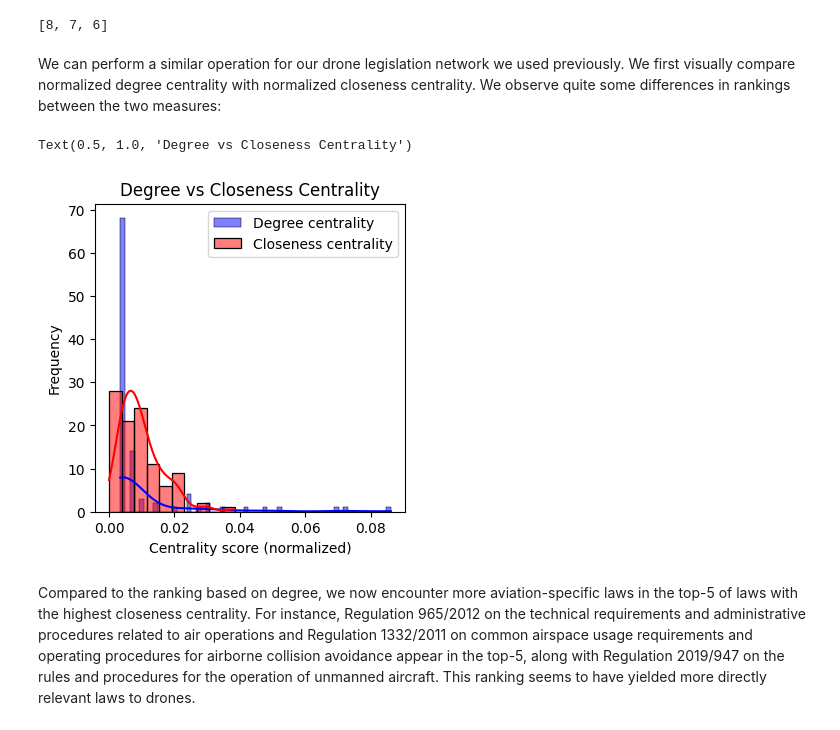
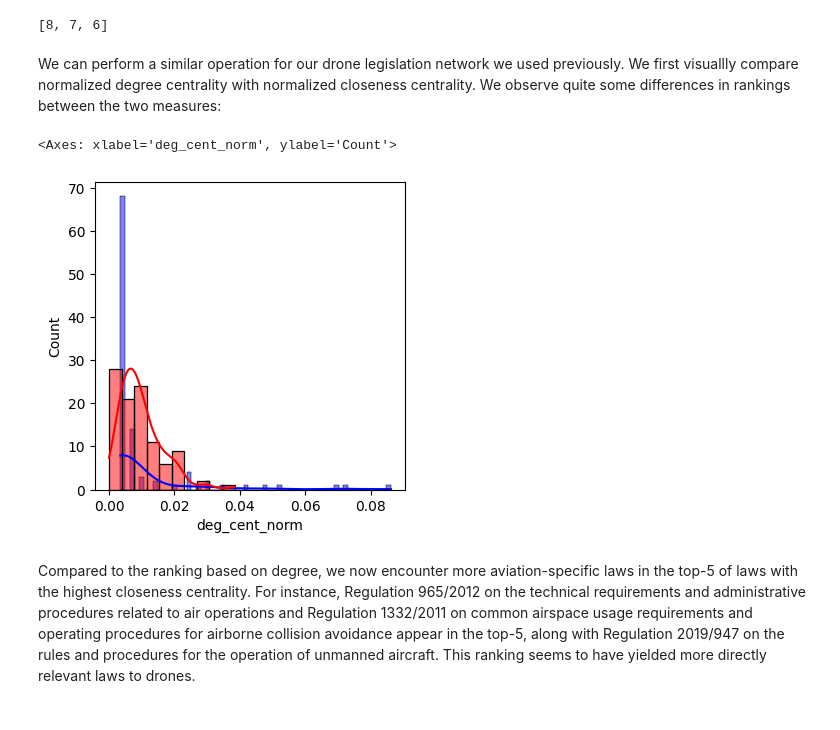
Before and after one commit to MaastrichtUniversityPress/legal-network-textbook, a Jupyter notebook: book/content/Chapter_3_Centrality.ipynb, the cells around one changed output. Saved outputs shown, nothing was run; the diff lists cells and outputs as text; code cells hidden in the pictures.

```diff
--- a/book/content/Chapter_3_Centrality.ipynb
+++ b/book/content/Chapter_3_Centrality.ipynb
@@ -365,23 +370,17 @@ nx.shortest_path(g_kite, source = 8, target= 6 )
 # %% [output]
 [8, 7, 6]
 # %% [markdown]
-We can perform a similar operation for our drone legislation network we used previously. We first visually compare normalized degree centrality with normalized closeness centrality. We observe quite some differences in rankings between the two measures:
+We can perform a similar operation for our drone legislation network we used previously. We first visuallly compare normalized degree centrality with normalized closeness centrality. We observe quite some differences in rankings between the two measures:
 # %%
 resdf_drones['closeness'] = nx.closeness_centrality(g_drones).values()
 resdf_drones['closec_norm'] = score_normalize(resdf_drones.closeness, from_dictionary=False)
 
-# Plot
-fig, ax = plt.subplots(figsize=(4,4))
-sns.histplot(resdf_drones['deg_cent_norm'], ax=ax, color="blue", alpha=0.5, kde=True, label="Degree centrality")
-sns.histplot(resdf_drones['closec_norm'], ax=ax, color="red", alpha=0.5, kde=True, label="Closeness centrality")
-
-ax.legend()
-ax.set_xlabel("Centrality score (normalized)")
-ax.set_ylabel("Frequency")
-ax.set_title("Degree vs Closeness Centrality")
+fig, ax = plt.subplots(nrows=1, ncols=1, figsize=(4,4))
+sns.histplot(resdf_drones.deg_cent_norm, ax=ax, color="blue", alpha=0.5, kde=True)
+sns.histplot(resdf_drones.closec_norm, ax=ax, color="red", alpha=0.5, kde=True)
 # %% [output]
-Text(0.5, 1.0, 'Degree vs Closeness Centrality')
+<Axes: xlabel='deg_cent_norm', ylabel='Count'>
-[figure, old version]
+[figure, new version]
 # %% [markdown]
 Compared to the ranking based on degree, we now encounter more aviation-specific laws in the top-5 of laws with the highest closeness centrality. For instance, Regulation 965/2012 on the technical requirements and administrative procedures related to air operations and Regulation 1332/2011 on common airspace usage requirements and operating procedures for airborne collision avoidance appear in the top-5, along with Regulation 2019/947 on the rules and procedures for the operation of unmanned aircraft. This ranking seems to have yielded more directly relevant laws to drones.
 # %%
```
Also changed, not shown: parts of 64 cells of this notebook.
